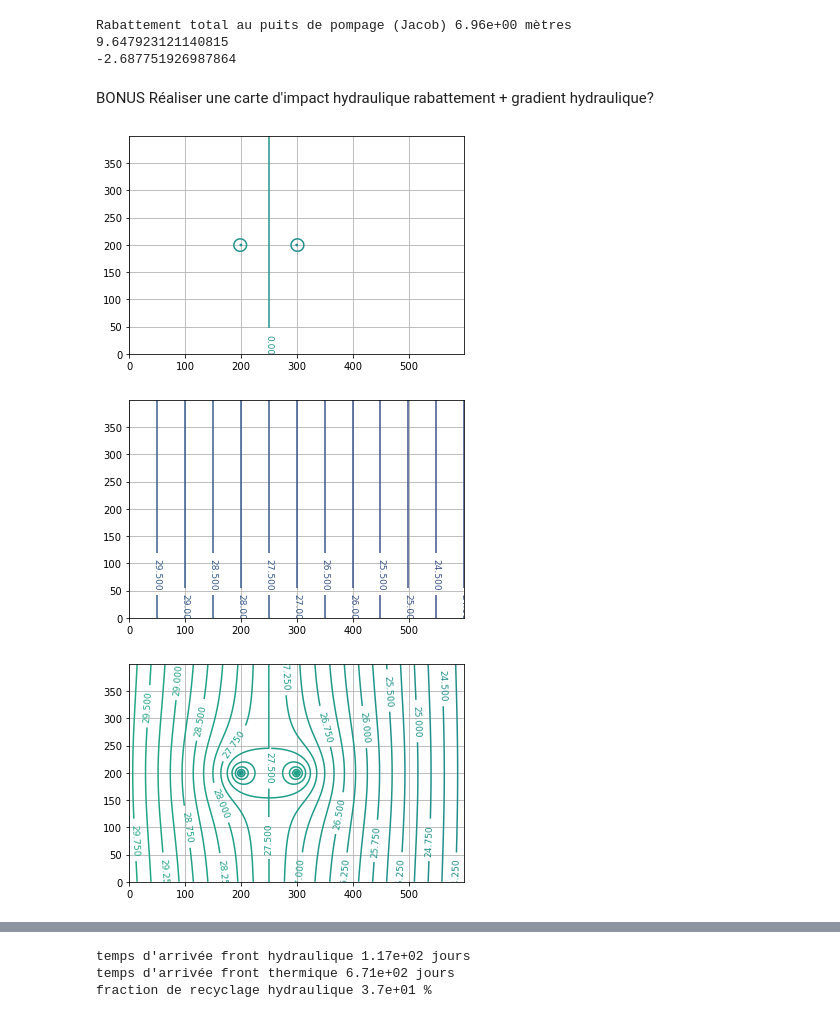
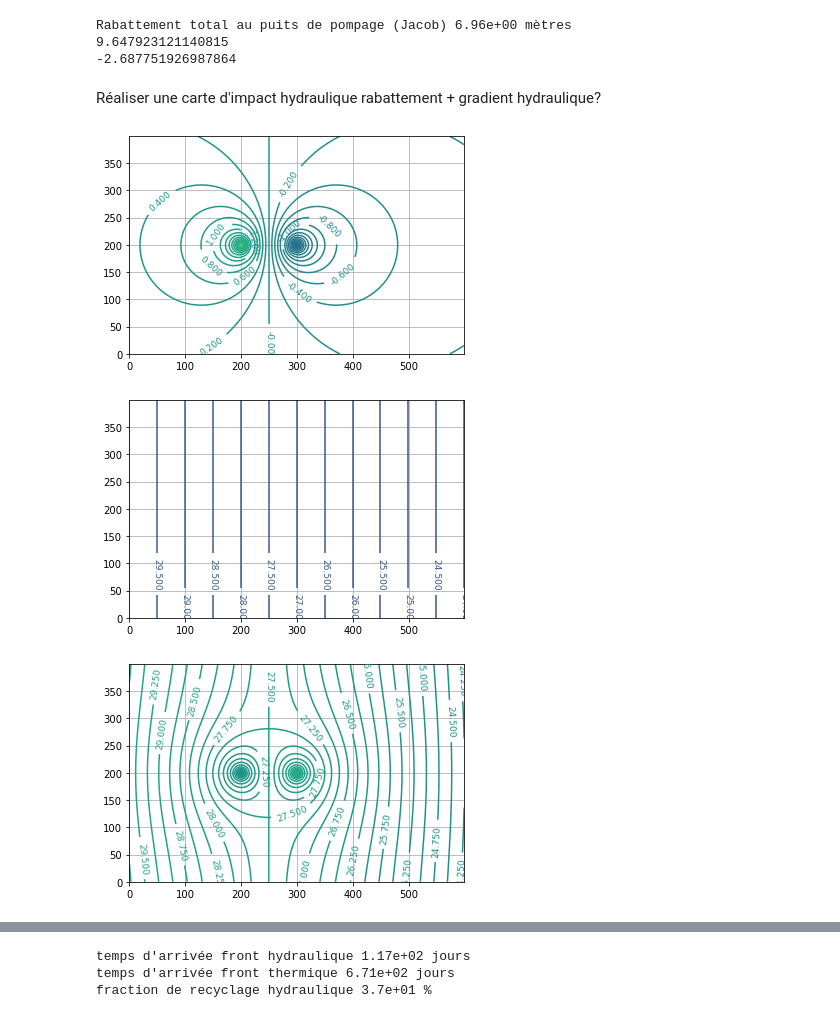
Before and after one commit to larroque852/NB_ENS3_geothermie, a Jupyter notebook: ENS3_GEOTH_EXO.ipynb, the cells around one changed output, grey strips where cells are left out. Drawn from its saved outputs; the diff is of its cells as text; code cells hidden in the pictures.

```diff
--- a/ENS3_GEOTH_EXO.ipynb
+++ b/ENS3_GEOTH_EXO.ipynb
@@ -758,13 +799,13 @@ Rabattement total au puits de pompage (Jacob) 6.96e+00 mètres
 9.647923121140815
 -2.687751926987864
 # %% [markdown]
-BONUS Réaliser une carte d'impact hydraulique rabattement + gradient hydraulique?
+Réaliser une carte d'impact hydraulique rabattement + gradient hydraulique?
 # %%
 import numpy as np
 import scipy.special as sp
 import matplotlib.pyplot as plt
 
-Q = 5 # débit (L/s)
+Q = 10 # débit (L/s)
 rw = 100e-3/2  # distance piézomètre/puits (m) --> rayon puits
 t = 21 # (j)
 
@@ -796,36 +837,36 @@ s_Fout = Qout/(4 * np.pi * (T)) * sp.exp1(u_Fout)
 
 r_Fin = np.sqrt((X-x_Fin) ** 2 + (Y-y_Fin) ** 2)
 u_Fin = r_Fin**2. * S / (4 * (T) * (t))
 s_Fin = Qin/(4 * np.pi * (T)) * sp.exp1(u_Fin)
 
-level = np.arange(-50,50,1) #valeur des iso (min,max,delta)
+level = np.arange(-10,10,0.2) #valeur des iso (min,max,delta)
 map = plt.contour(s_Fout+s_Fin,level)
 plt.clabel(map, fontsize=9, inline=1)
 plt.grid()
 plt.show()
 
 #carte piézométrique initiale
 #ecoulement naturel
 H = 30 # H (mNG) de reference
 H1 = H - 1e-2 * X #gradient regional  orienté ouest-est
 
 level = np.arange(0,100,0.5) #valeur des iso (min,max,delta)
 map = plt.contour(H1,level)
 plt.clabel(map, fontsize=9, inline=1)
 plt.grid()
 plt.show()
 
 #carte piézométrique impactée
 h = H1 - s_Fout -s_Fin
 level = np.arange(0,50,0.25) #valeur des iso (min,max,delta)
 map = plt.contour(h,level)
 plt.clabel(map, fontsize=9, inline=1)
 plt.grid()
 plt.show()
 # %% [output]
-[figure, old version]
+[figure, new version]
 [figure]
-[figure, old version]
+[figure, new version]
 # %% [markdown]
 3. Caractérisation thermique et hydraulique du doublet
 
```
Also changed, not shown: parts of 28 cells of this notebook.
